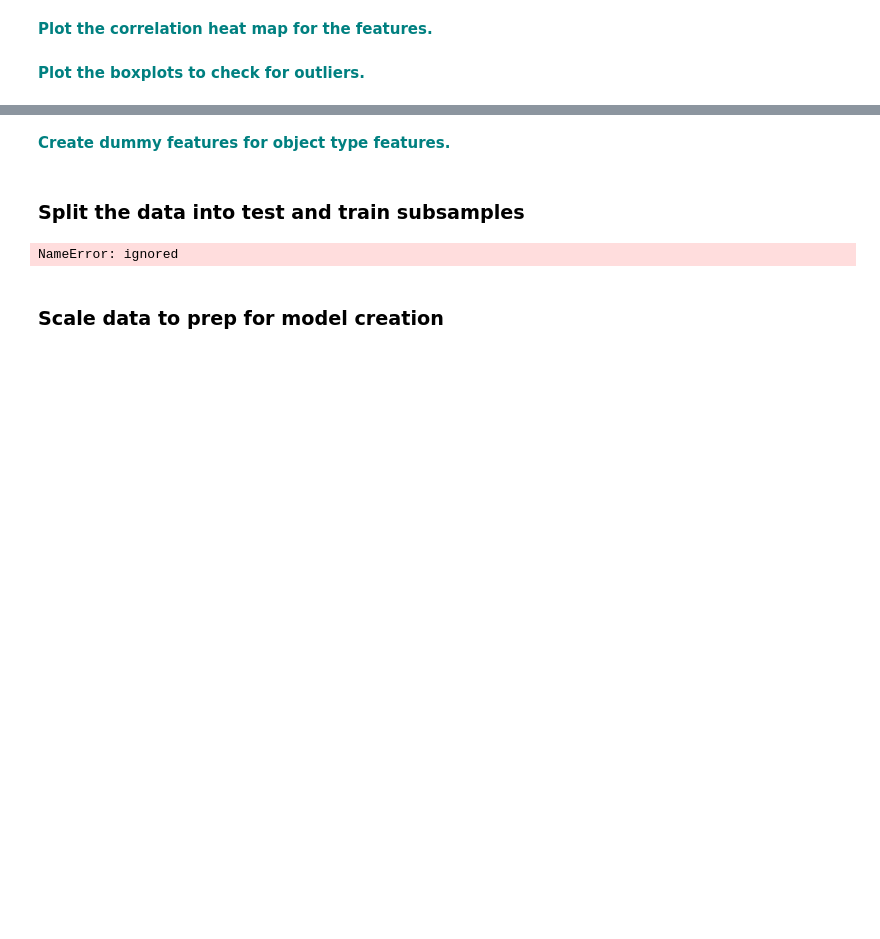
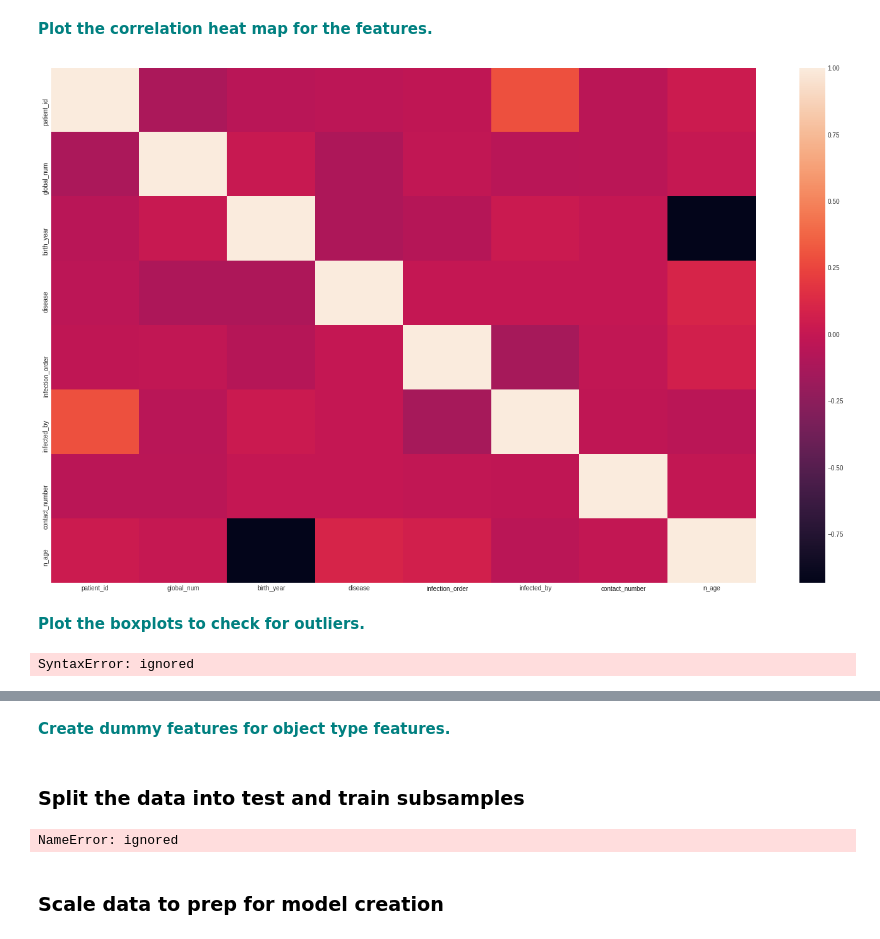
Before and after one commit to villafue/Machine_Learning_Notes, a Jupyter notebook: Supervised_Learning/Random_Forest/RandomForest_casestudy_covid19.ipynb, the cells around one changed output, grey strips where cells are left out. Saved outputs shown, nothing was run; the diff lists cells and outputs as text; code cells hidden in the pictures; blank space fills up the shorter version.

```diff
--- a/Supervised_Learning/Random_Forest/RandomForest_casestudy_covid19.ipynb
+++ b/Supervised_Learning/Random_Forest/RandomForest_casestudy_covid19.ipynb
@@ -39,3 +39,7 @@ Image(filename = 'tree.png')
+# %%
+plt.rcParams.update(plt.rcParamsDefault)
+%matplotlib inline
+plt.style.use(['seaborn-whitegrid'])
 # %% [markdown]
 Notice how each split seperates the data into buckets of similar observations. This is a single tree and a relatively simple classification dataset, but the same method is used in a more complex dataset with greater depth to the trees.
 # %% [markdown]
@@ -287,4 +363,9 @@ vn
 # %% [markdown]
 **<font color='teal'> Plot the correlation heat map for the features.</font>**
+# %%
+plt.subplots(figsize=(25,15))
+sns.heatmap(df.corr());
+# %% [output]
+[figure, added]
 # %% [markdown]
 **<font color='teal'> Plot the boxplots to check for outliers. </font>**
@@ -290,0 +380,7 @@ vn
+# %%
+x = ['global_num', 'birth_year', 'disease', 'infection_order', 'infected_by', 'n_age'    ]
+
+sns.boxplot(data=df['global_num'])
+plt.show()
+# %% [output]
+SyntaxError: ignored
```
Also changed, not shown: parts of 18 cells of this notebook.
